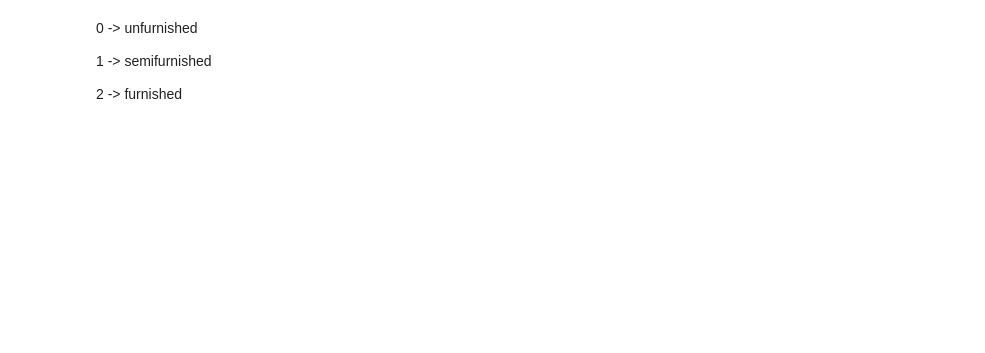
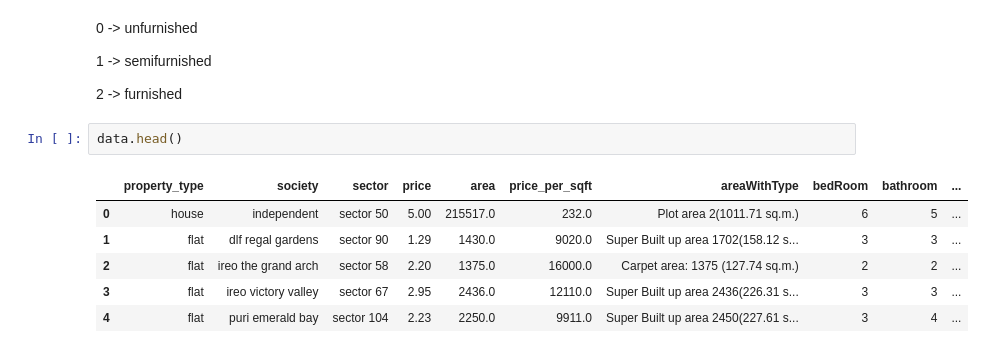
Before and after one commit to Tanwar-Aastha/Property-price-prediction, a Jupyter notebook: notebook/Feature Engineering/feature_engineering.ipynb, the cells around one changed output. Drawn from its saved outputs; the diff is of its cells as text; blank space fills up the shorter version.

```diff
--- a/notebook/Feature Engineering/feature_engineering.ipynb
+++ b/notebook/Feature Engineering/feature_engineering.ipynb
@@ -430,3 +430,12 @@ data.sample(5)[['furnishDetails','furnishing_type']]
  1 -> semifurnished
 
  2 -> furnished
+# %%
+data.head()
+# %% [output]
+|  | property_type | society | sector | price | area | price_per_sqft | areaWithType | bedRoom | bathroom | ... |
+| 0 | house | independent | sector 50 | 5.00 | 215517.0 | 232.0 | Plot area 2(1011.71 sq.m.) | 6 | 5 | ... |
+| 1 | flat | dlf regal gardens | sector 90 | 1.29 | 1430.0 | 9020.0 | Super Built up area 1702(158.12 s... | 3 | 3 | ... |
+| 2 | flat | ireo the grand arch | sector 58 | 2.20 | 1375.0 | 16000.0 | Carpet area: 1375 (127.74 sq.m.) | 2 | 2 | ... |
+| 3 | flat | ireo victory valley | sector 67 | 2.95 | 2436.0 | 12110.0 | Super Built up area 2436(226.31 s... | 3 | 3 | ... |
+| 4 | flat | puri emerald bay | sector 104 | 2.23 | 2250.0 | 9911.0 | Super Built up area 2450(227.61 s... | 3 | 4 | ... |
```
Also changed, not shown: parts of 6 cells of this notebook.
